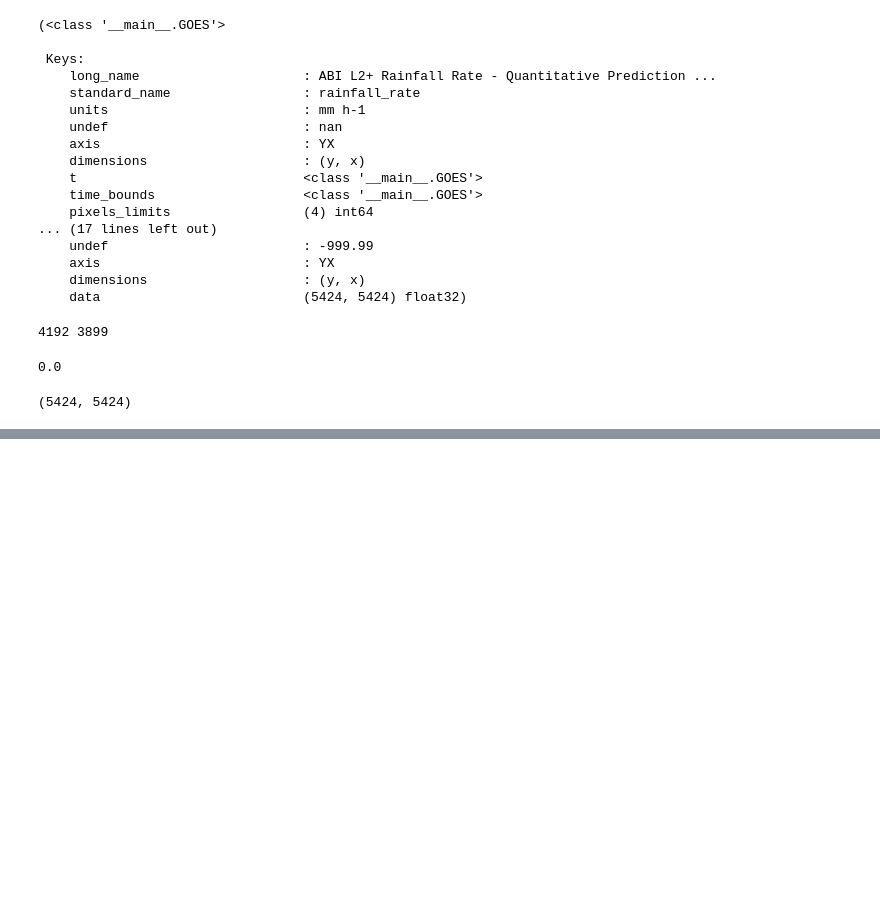
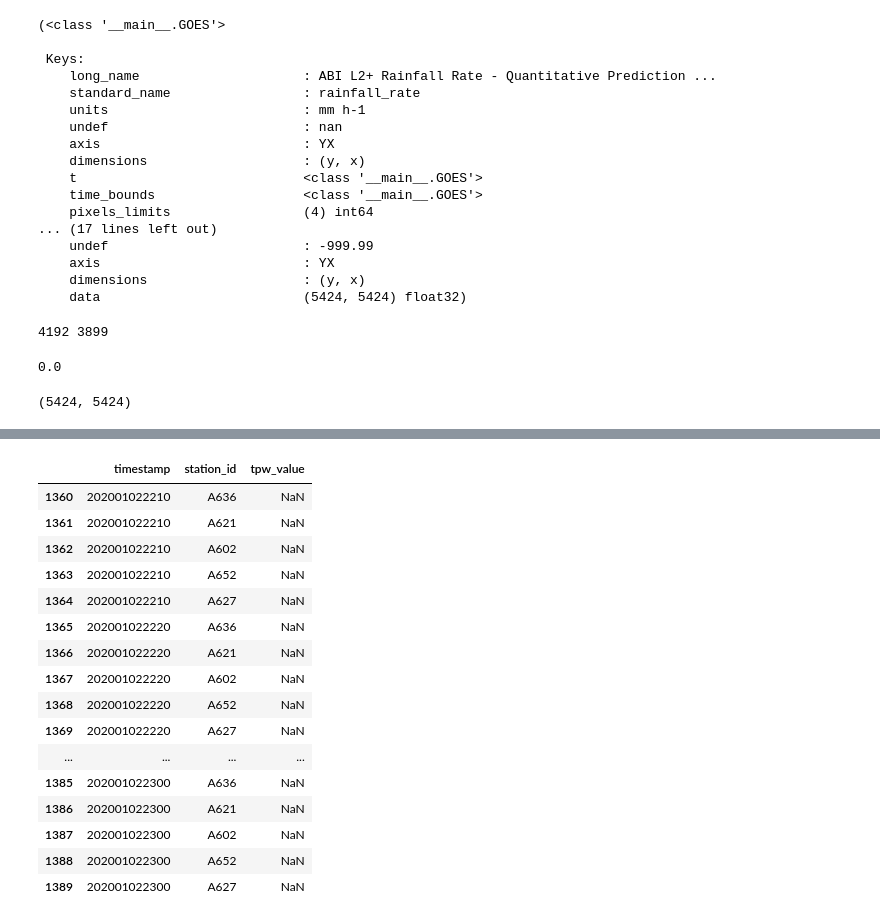
Before and after one commit to NietoCurcio/atmoseer, a Jupyter notebook: notebooks/lafusion.ipynb, the cells around one changed output, grey strips where cells are left out. Cells and saved outputs as stored; diff of their text form; code cells hidden in the pictures; blank space fills up the shorter version.

```diff
--- a/notebooks/lafusion.ipynb
+++ b/notebooks/lafusion.ipynb
@@ -1971,0 +2100,21 @@ RRQPE.data.shape
+# %%
+df = pd.read_parquet('../tpw_2020-01-01 00:00:00_to_2020-01-02 00:00:00.parquet')
+df.tail(30)
+# %% [output]
+|  | timestamp | station_id | tpw_value |
+| 1360 | 202001022210 | A636 | NaN |
+| 1361 | 202001022210 | A621 | NaN |
+| 1362 | 202001022210 | A602 | NaN |
+| 1363 | 202001022210 | A652 | NaN |
+| 1364 | 202001022210 | A627 | NaN |
+| 1365 | 202001022220 | A636 | NaN |
+| 1366 | 202001022220 | A621 | NaN |
+| 1367 | 202001022220 | A602 | NaN |
+| 1368 | 202001022220 | A652 | NaN |
+| 1369 | 202001022220 | A627 | NaN |
+| ... | ... | ... | ... |
+| 1385 | 202001022300 | A636 | NaN |
+| 1386 | 202001022300 | A621 | NaN |
+| 1387 | 202001022300 | A602 | NaN |
+| 1388 | 202001022300 | A652 | NaN |
+| 1389 | 202001022300 | A627 | NaN |
```
Also changed, not shown: parts of 10 cells of this notebook, 2 other files.
